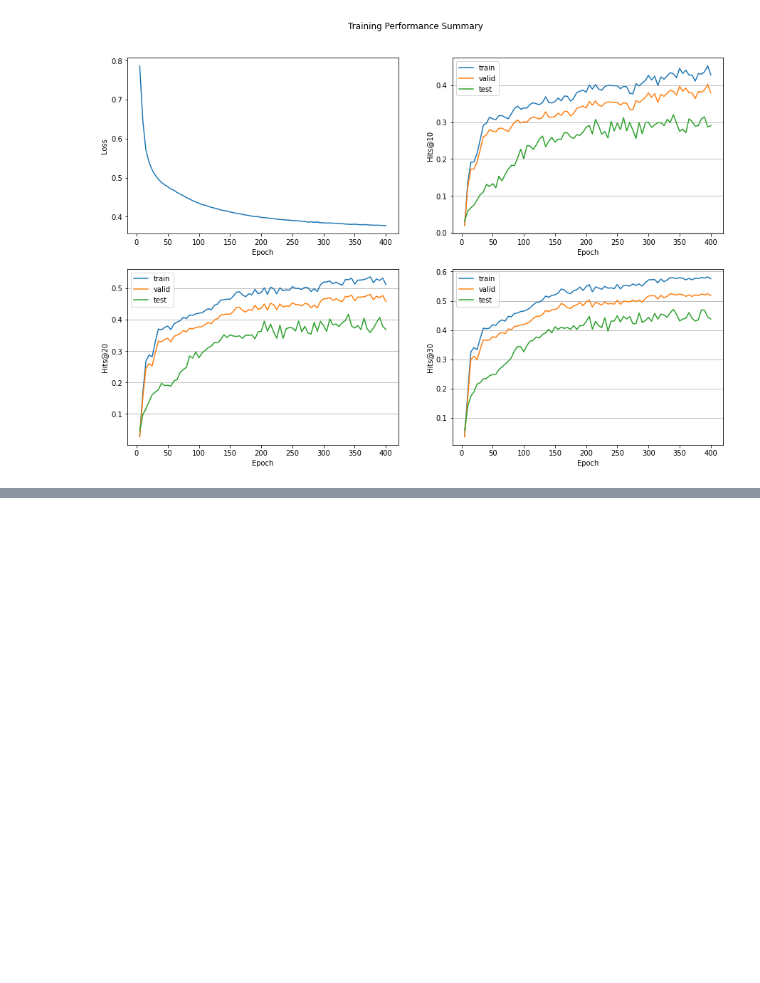
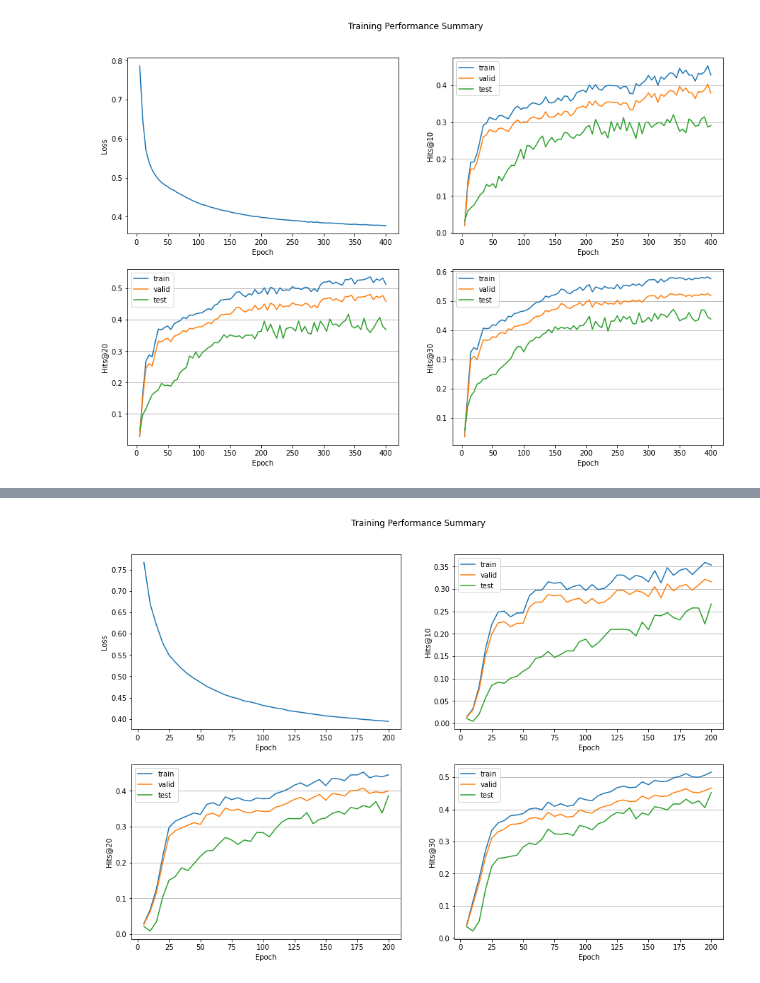
Before and after one commit to victorialena/ogb, a Jupyter notebook: plot.ipynb, the cells around one changed output, grey strips where cells are left out. Saved outputs shown, nothing was run; the diff lists cells and outputs as text; code cells hidden in the pictures; blank space fills up the shorter version.

```diff
--- a/plot.ipynb
+++ b/plot.ipynb
@@ -100,0 +103,4 @@ plot_summary(dir_path+'ddi_sage_iso_channels.csv')
+# %%
+plot_summary(dir_path+'ddi_gcn_iso.csv')
+# %% [output]
+[figure, added]
```
Also changed, not shown: parts of 6 cells of this notebook, 4 other files.
